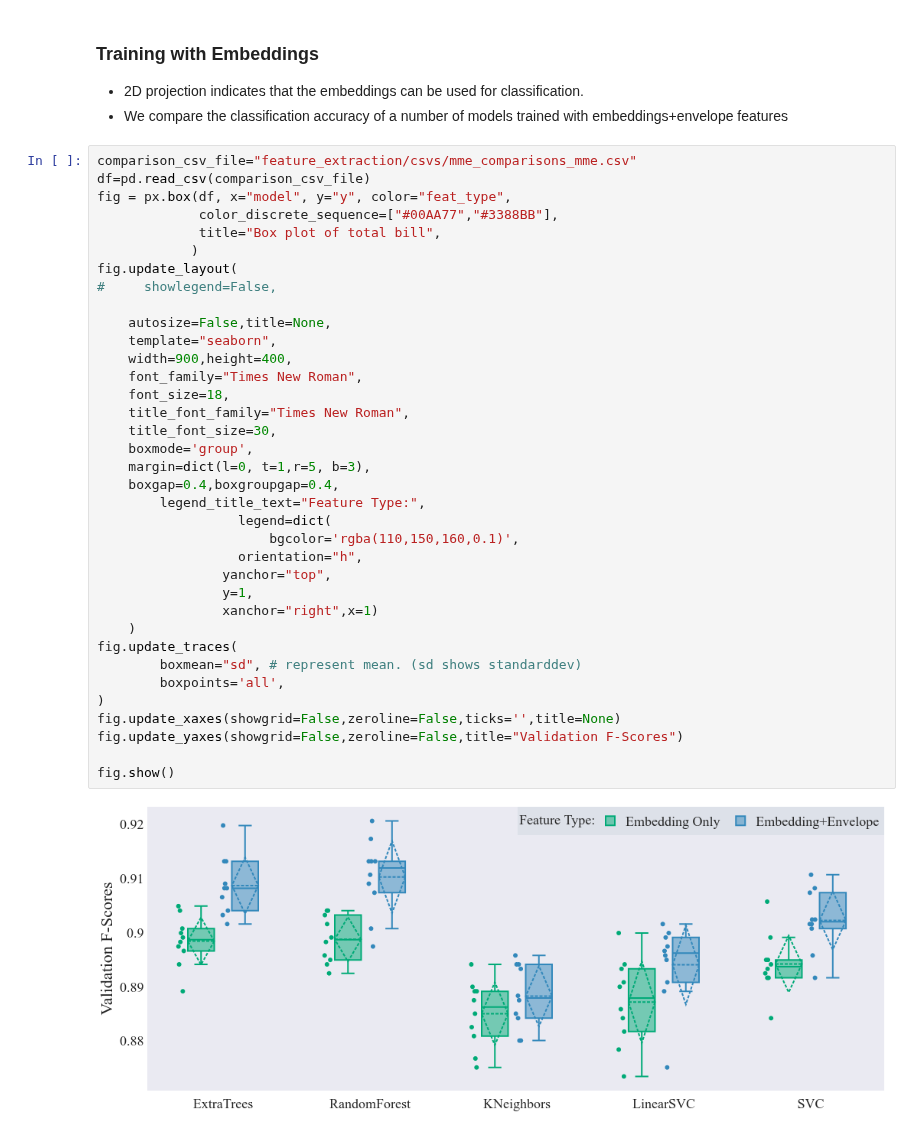
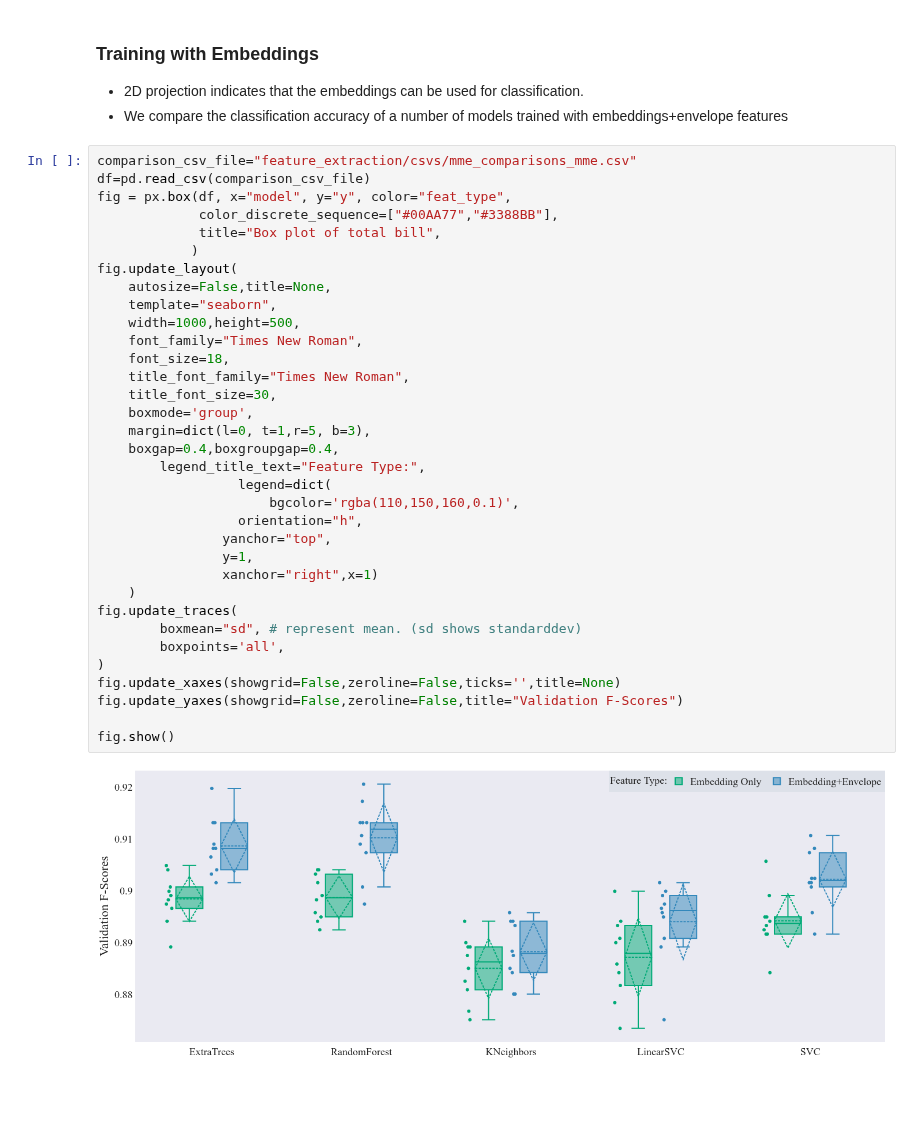
Before and after one commit to imilas/Synths_Stacks_Search, a Jupyter notebook: presentation.ipynb, the cells around one changed output. Drawn from its saved outputs; the diff is of its cells as text; blank space fills up the shorter version.

```diff
--- a/presentation.ipynb
+++ b/presentation.ipynb
@@ -1050,35 +1023,33 @@ fig = px.box(df, x="model", y="y", color="feat_type",
              color_discrete_sequence=["#00AA77","#3388BB"],
              title="Box plot of total bill",
             )
 fig.update_layout(
-#     showlegend=False,
-
     autosize=False,title=None,
     template="seaborn",
-    width=900,height=400,
+    width=1000,height=500,
     font_family="Times New Roman",
     font_size=18,
     title_font_family="Times New Roman",
     title_font_size=30,
     boxmode='group',
     margin=dict(l=0, t=1,r=5, b=3),
     boxgap=0.4,boxgroupgap=0.4,
         legend_title_text="Feature Type:",
                   legend=dict(
                       bgcolor='rgba(110,150,160,0.1)',
                   orientation="h",
                 yanchor="top",
                 y=1,
                 xanchor="right",x=1)
     )
 fig.update_traces(
         boxmean="sd", # represent mean. (sd shows standarddev)
         boxpoints='all',
 )
 fig.update_xaxes(showgrid=False,zeroline=False,ticks='',title=None)
 fig.update_yaxes(showgrid=False,zeroline=False,title="Validation F-Scores")
 
 fig.show()
 # %% [output]
-[figure, old version]
+[figure, new version]
 # %%
```
Also changed, not shown: parts of 29 cells of this notebook.
